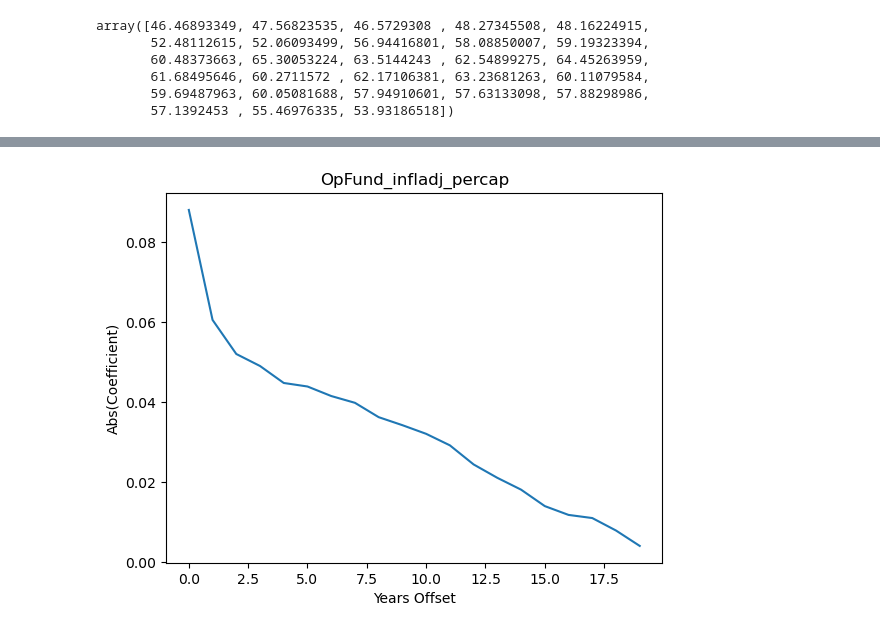
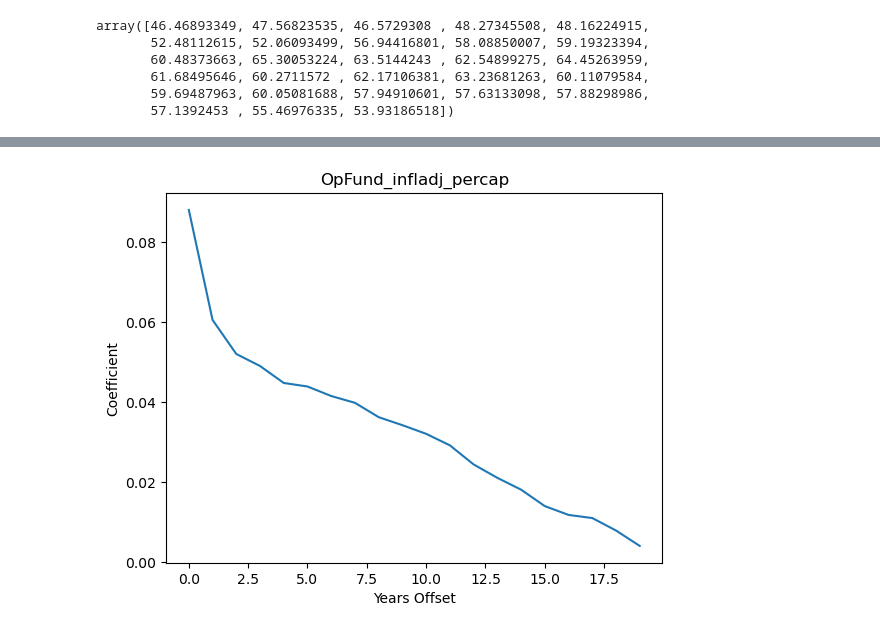
Before and after one commit to lodubay/transit-ridership, a Jupyter notebook: notebooks/time_series_LD.ipynb, the cells around one changed output, grey strips where cells are left out. Drawn from its saved outputs; the diff is of its cells as text; code cells hidden in the pictures.

```diff
--- a/notebooks/time_series_LD.ipynb
+++ b/notebooks/time_series_LD.ipynb
@@ -461,8 +461,8 @@ coefs = np.array(coefs).flatten()
 # %%
 plt.plot(coefs)
 plt.xlabel('Years Offset')
-plt.ylabel('Abs(Coefficient)')
+plt.ylabel('Coefficient')
 plt.title('OpFund_infladj_percap')
 plt.show()
 # %% [output]
-[figure, old version]
+[figure, new version]
```
Also changed, not shown: parts of 5 cells of this notebook, 5 other files.
